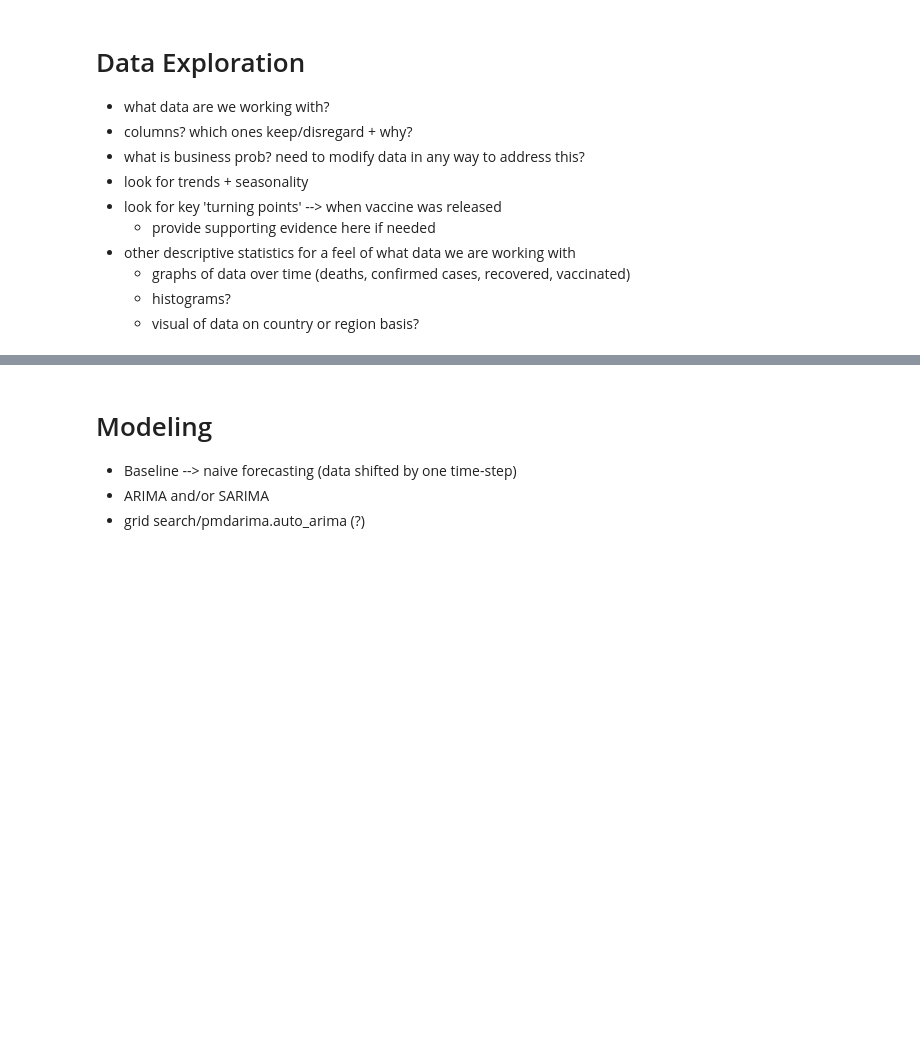
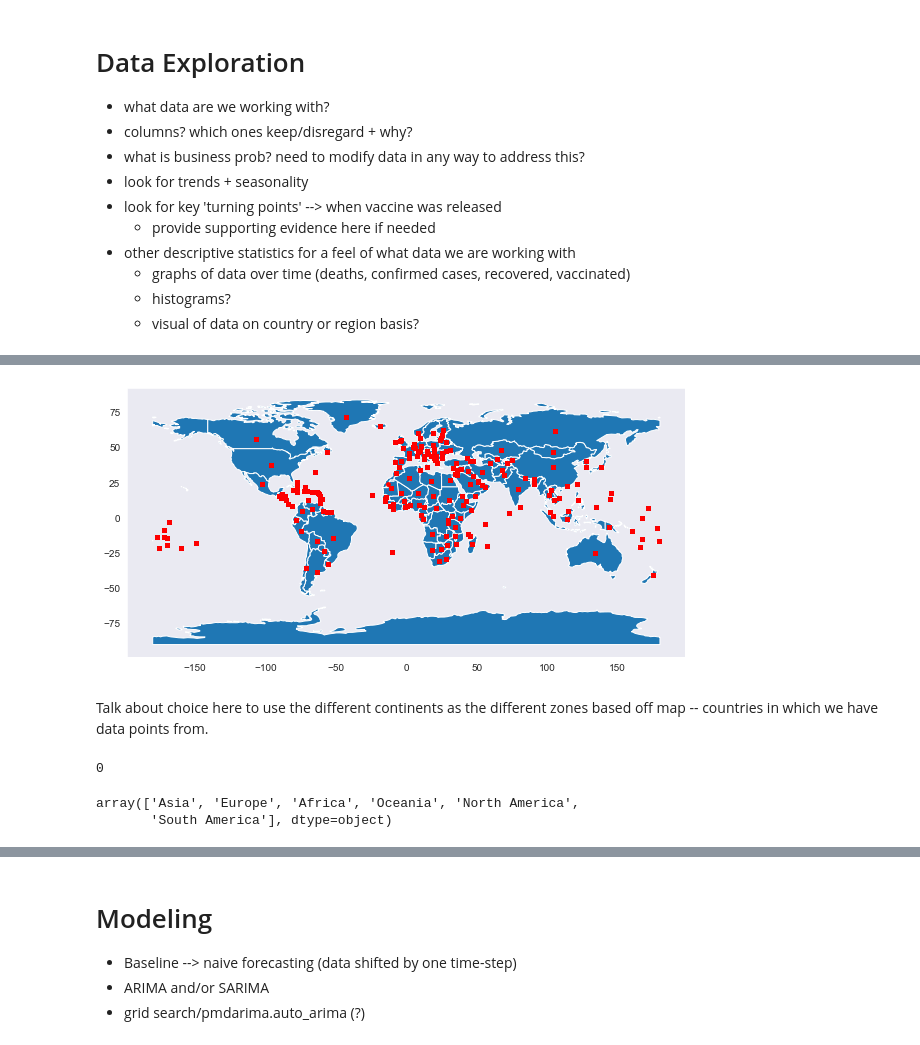
Before and after one commit to Bella3s/Covid-19-Time-Series-Modeling, a Jupyter notebook: index.ipynb, the cells around one changed output, grey strips where cells are left out. Drawn from its saved outputs; the diff is of its cells as text; code cells hidden in the pictures; blank space fills up the shorter version.

Commit message:
data exploration initial

```diff
--- a/index.ipynb
+++ b/index.ipynb
@@ -79,0 +190,6 @@ print('Seaborn | ', sns.__version__)
+# %%
+df1['date'] = pd.to_datetime(df1['date'])
+# %%
+lat_long = pd.read_csv('world_country_and_usa_states_latitude_and_longitude_values.csv')
+lat_long = lat_long[['latitude', 'longitude', 'country']]
+lat_long.head()
@@ -79,0 +203,6 @@ print('Seaborn | ', sns.__version__)
+# %%
+df2 = pd.merge(df1,
+              lat_long,
+              left_on='location',
+              right_on='country',
+              how='left')
@@ -79,0 +229,20 @@ print('Seaborn | ', sns.__version__)
+# %%
+# Drop not countries
+loc_to_drop = ['Africa', 'Asia', 'Europe', 'European Union', 'High income',
+               'Low income', 'Lower middle income', 'North America', 'Oceania',
+               'South America', 'Upper middle income', 'World']
+
+df2 = df2[~df2['location'].isin(loc_to_drop)]
+# %%
+# https://stackoverflow.com/a/53233489
+
+geometry = [Point(xy) for xy in zip(df2['longitude'], df2['latitude'])]
+gdf = GeoDataFrame(df2[['longitude', 'latitude']], geometry=geometry)
+
+# this is a simple map that goes with geopandas
+world = gpd.read_file(gpd.datasets.get_path('naturalearth_lowres'))
+gdf.plot(ax=world.plot(figsize=(10, 6)), marker='o', color='red', markersize=15);
+# %% [output]
+[figure, added]
+# %% [markdown]
+Talk about choice here to use the different continents as the different zones based off map -- countries in which we have data points from.
@@ -79,0 +252,9 @@ print('Seaborn | ', sns.__version__)
+# %%
+df1['continent'].isna().sum()
+# %% [output]
+0
+# %%
+df1['continent'].unique()
+# %% [output]
+array(['Asia', 'Europe', 'Africa', 'Oceania', 'North America',
+       'South America'], dtype=object)
```
Also changed, not shown: parts of 24 cells of this notebook.
